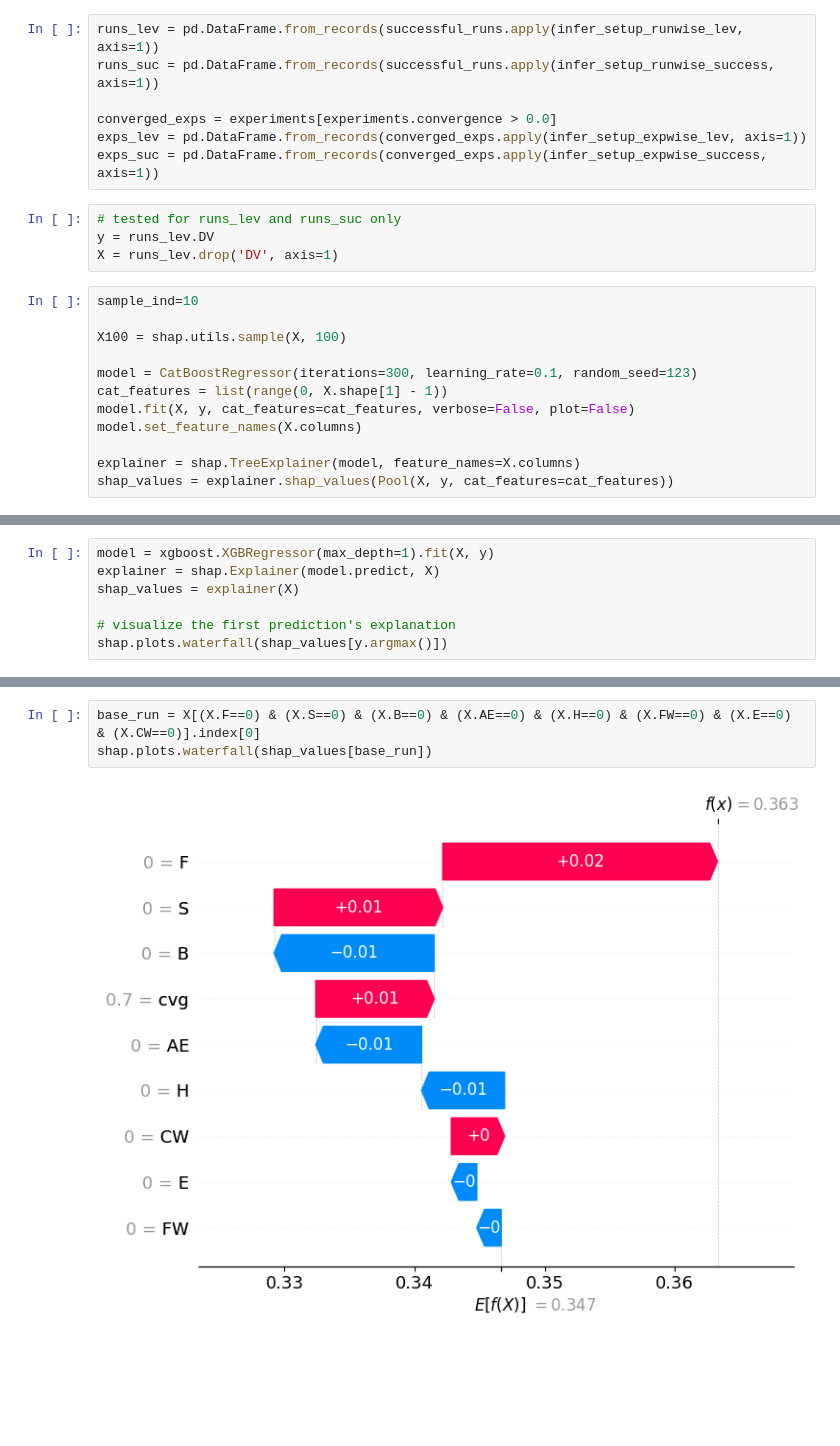
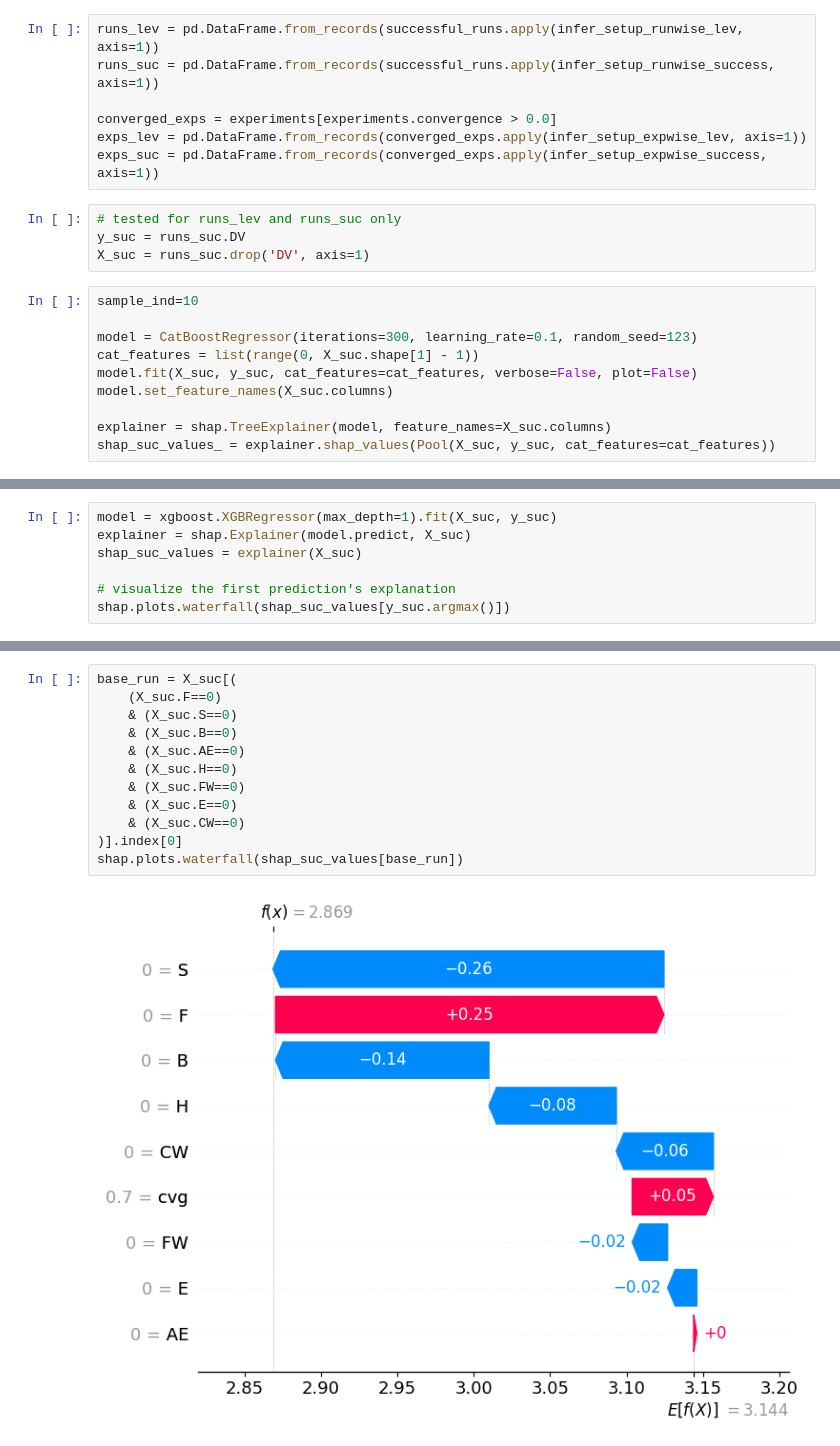
Before and after one commit to TimotheeMickus/LEMURIA, a Jupyter notebook: notebooks/shap_vals.ipynb, the cells around one changed output, grey strips where cells are left out. Cells and saved outputs as stored; diff of their text form; blank space fills up the shorter version.

Commit message:
shap correl

```diff
--- a/notebooks/shap_vals.ipynb
+++ b/notebooks/shap_vals.ipynb
@@ -195,18 +199,16 @@ exps_lev = pd.DataFrame.from_records(converged_exps.apply(infer_setup_expwise_le
 exps_suc = pd.DataFrame.from_records(converged_exps.apply(infer_setup_expwise_success, axis=1))
 # %%
 # tested for runs_lev and runs_suc only
-y = runs_lev.DV
-X = runs_lev.drop('DV', axis=1)
+y_suc = runs_suc.DV
+X_suc = runs_suc.drop('DV', axis=1)
 # %%
 sample_ind=10
 
-X100 = shap.utils.sample(X, 100)
+model = CatBoostRegressor(iterations=300, learning_rate=0.1, random_seed=123)
+cat_features = list(range(0, X_suc.shape[1] - 1))
+model.fit(X_suc, y_suc, cat_features=cat_features, verbose=False, plot=False)
+model.set_feature_names(X_suc.columns)
 
-model = CatBoostRegressor(iterations=300, learning_rate=0.1, random_seed=123)
-cat_features = list(range(0, X.shape[1] - 1))
-model.fit(X, y, cat_features=cat_features, verbose=False, plot=False)
-model.set_feature_names(X.columns)
-
-explainer = shap.TreeExplainer(model, feature_names=X.columns)
-shap_values = explainer.shap_values(Pool(X, y, cat_features=cat_features))
+explainer = shap.TreeExplainer(model, feature_names=X_suc.columns)
+shap_suc_values_ = explainer.shap_values(Pool(X_suc, y_suc, cat_features=cat_features))
 # %%
@@ -225,8 +227,8 @@ shap.summary_plot(shap_values, feature_names=X.columns)
 # %%
-model = xgboost.XGBRegressor(max_depth=1).fit(X, y)
-explainer = shap.Explainer(model.predict, X)
-shap_values = explainer(X)
+model = xgboost.XGBRegressor(max_depth=1).fit(X_suc, y_suc)
+explainer = shap.Explainer(model.predict, X_suc)
+shap_suc_values = explainer(X_suc)
 
 # visualize the first prediction's explanation
-shap.plots.waterfall(shap_values[y.argmax()])
+shap.plots.waterfall(shap_suc_values[y_suc.argmax()])
 # %% [output]
@@ -234,5 +236,14 @@ shap.plots.waterfall(shap_values[y.argmax()])
 # %%
-base_run = X[(X.F==0) & (X.S==0) & (X.B==0) & (X.AE==0) & (X.H==0) & (X.FW==0) & (X.E==0) & (X.CW==0)].index[0]
-shap.plots.waterfall(shap_values[base_run])
+base_run = X_suc[(
+    (X_suc.F==0)
+    & (X_suc.S==0)
+    & (X_suc.B==0)
+    & (X_suc.AE==0)
+    & (X_suc.H==0)
+    & (X_suc.FW==0)
+    & (X_suc.E==0)
+    & (X_suc.CW==0)
+)].index[0]
+shap.plots.waterfall(shap_suc_values[base_run])
 # %% [output]
-[figure, old version]
+[figure, new version]
```
Also changed, not shown: parts of 17 cells of this notebook.
